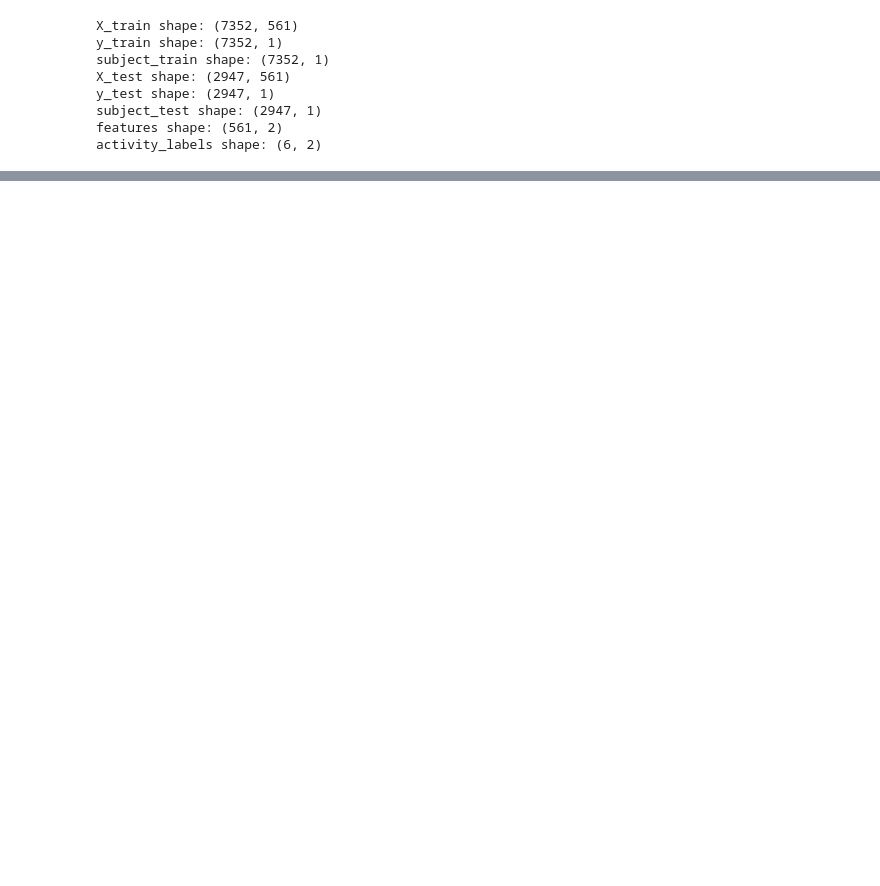
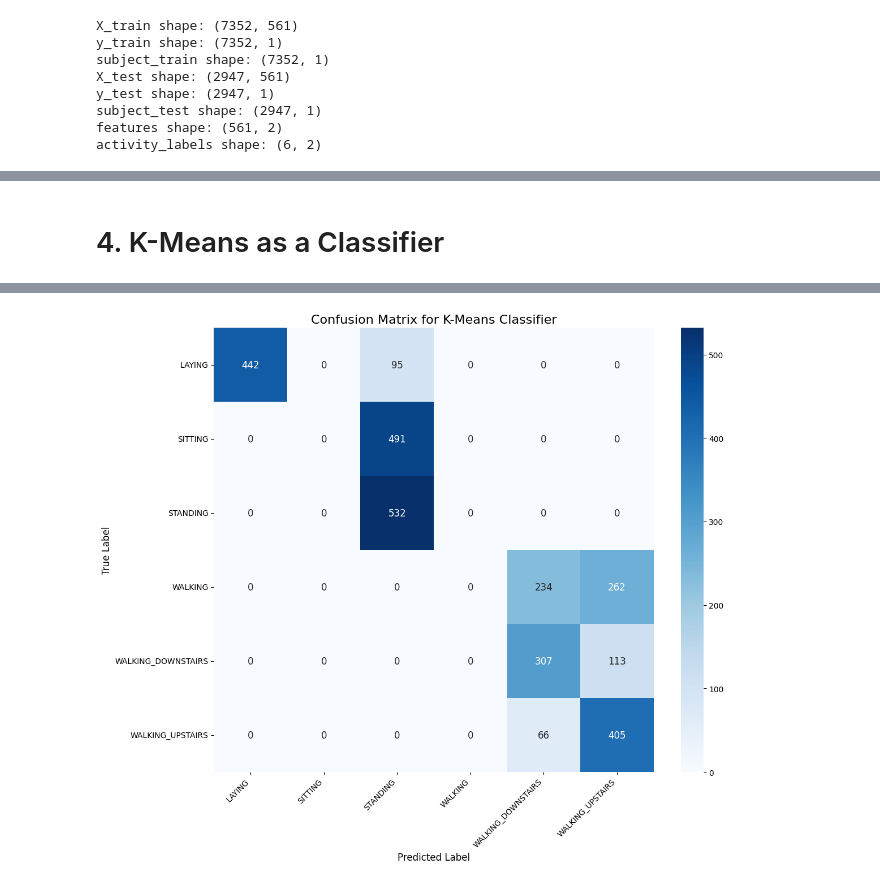
Before and after one commit to punithbr27/ML-mini-project-5th-sem, a Jupyter notebook: mini_project.ipynb, the cells around one changed output, grey strips where cells are left out. Saved outputs shown, nothing was run; the diff lists cells and outputs as text; code cells hidden in the pictures; blank space fills up the shorter version.

```diff
--- a/mini_project.ipynb
+++ b/mini_project.ipynb
@@ -615,0 +411,76 @@ Classification Report:
+# %% [markdown]
+# 4. K-Means as a Classifier
+# %%
+import pandas as pd
+import numpy as np
+from sklearn.cluster import KMeans
+from sklearn.metrics import accuracy_score, classification_report
+# We no longer need scipy.stats.mode, so you can remove that import if you have it
+
+# Ensure you have your full scaled data and labels ready:
+# X_train_scaled, X_test_scaled, y_train_labels, y_test_labels
+
+print("--- Implementing K-Means as a Classifier (Nearest Centroid) ---")
+
+# --- 1. Train K-Means to Find the Centroids ---
+print("Training K-Means on the training data to find 6 centroids...")
+kmeans = KMeans(n_clusters=6, random_state=42, n_init='auto')
+kmeans.fit(X_train_scaled)
+print("Centroids found.")
+
+# --- 2. Label Each Centroid with the Majority Activity ---
+print("Assigning majority activity labels to each centroid...")
+centroid_labels = {}
+for i in range(6):
+    cluster_mask = (kmeans.labels_ == i)
+    true_labels_in_cluster = y_train_labels[cluster_mask]
+
+    # === THE FIX IS HERE ===
+    # Find the most common (mode) label using pandas' built-in .mode() method
+    dominant_label = true_labels_in_cluster.mode()[0]
+
+    centroid_labels[i] = dominant_label
+
+print("Centroid labels assigned:")
+for i in range(6):
+    print(f"  - Centroid for Cluster {i} is labeled as: '{centroid_labels[i]}'")
+
+# --- 3. Predict on the Test Set ---
+print("\nPredicting test set labels by finding the nearest centroid...")
+predicted_cluster_indices = kmeans.predict(X_test_scaled)
+final_predictions = [centroid_labels[i] for i in predicted_cluster_indices]
+print("Prediction complete.")
+
+
+# --- 4. Evaluate the Performance ---
+print("\n--- K-Means as a Classifier Performance ---")
+print(f"Accuracy: {accuracy_score(y_test_labels, final_predictions):.4f}")
+print("Classification Report:\n", classification_report(y_test_labels, final_predictions, zero_division=0))
+
+print("\nGenerating confusion matrix heatmap...")
+
+# Get the list of class labels in a sorted order for consistency
+class_labels = sorted(y_test_labels.unique())
+
+# Generate the confusion matrix
+cm = confusion_matrix(y_test_labels, final_predictions, labels=class_labels)
+
+# For better visualization, let's put it in a pandas DataFrame
+cm_df = pd.DataFrame(cm, index=class_labels, columns=class_labels)
+
+# Plot the heatmap
+plt.figure(figsize=(12, 10))
+sns.heatmap(cm_df,
+            annot=True,     # Show the numbers in the cells
+            fmt='d',        # Format as integers
+            cmap='Blues',   # Use a blue color scheme
+            annot_kws={"size": 12})
+
+plt.title('Confusion Matrix for K-Means Classifier', fontsize=16)
+plt.ylabel('True Label', fontsize=12)
+plt.xlabel('Predicted Label', fontsize=12)
+plt.xticks(rotation=45, ha='right')
+plt.yticks(rotation=0)
+plt.tight_layout()
+plt.show()
+# %% [output]
@@ -615,0 +504 @@ Classification Report:
+[figure, added]
```
Also changed, not shown: parts of 29 cells of this notebook, 1 other file.
